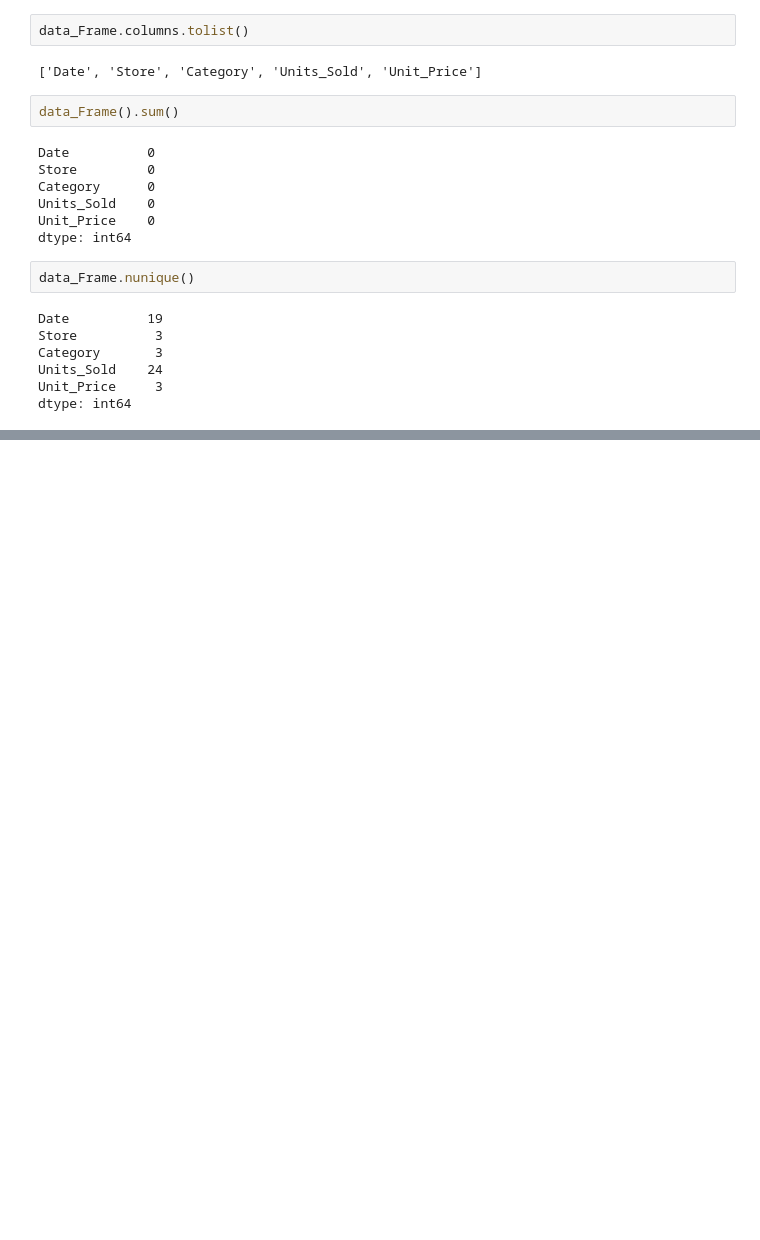
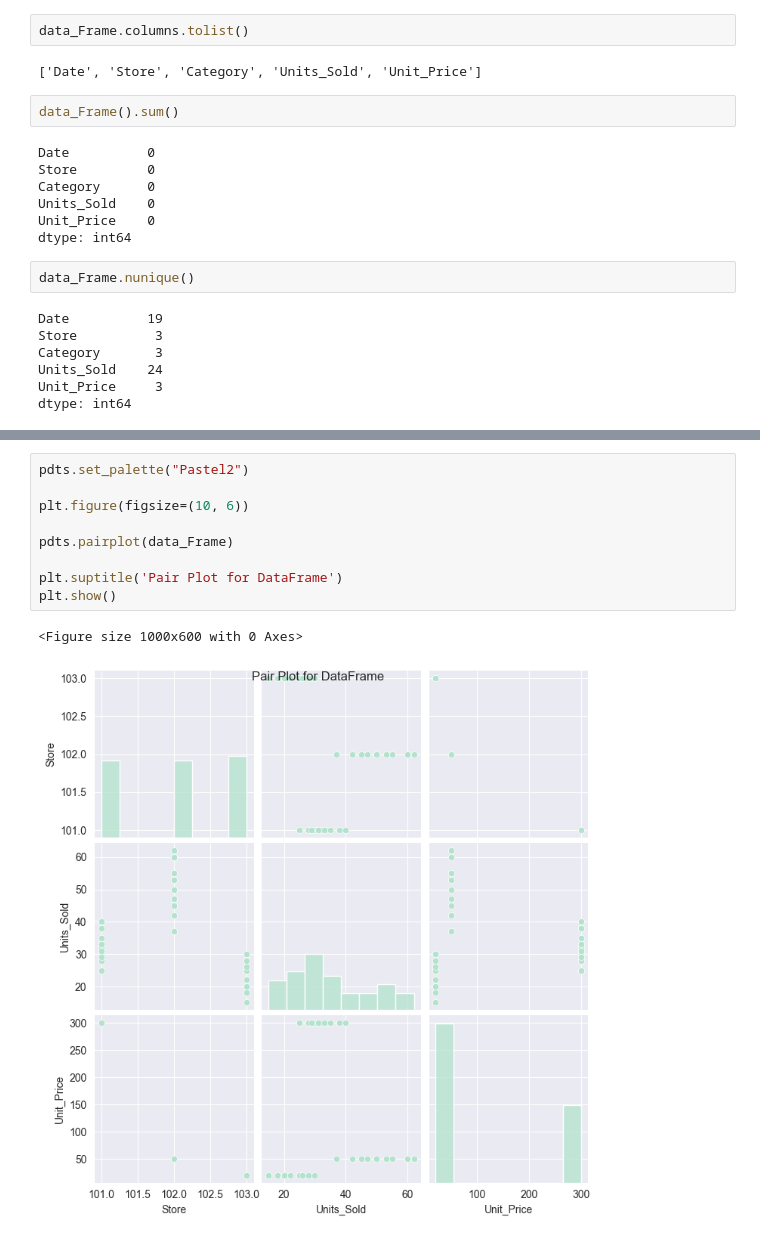
Before and after one commit to nicoherza-pascu/Club_IA-2, a Jupyter notebook: data.ipynb, the cells around one changed output, grey strips where cells are left out. Saved outputs shown, nothing was run; the diff lists cells and outputs as text; blank space fills up the shorter version.

```diff
--- a/data.ipynb
+++ b/data.ipynb
@@ -85,0 +133,12 @@ plt.show()
+# %%
+pdts.set_palette("Pastel2")
+
+plt.figure(figsize=(10, 6))
+
+pdts.pairplot(data_Frame)
+
+plt.suptitle('Pair Plot for DataFrame')
+plt.show()
+# %% [output]
+<Figure size 1000x600 with 0 Axes>
+[figure, added]
```
Also changed, not shown: parts of 6 cells of this notebook.
